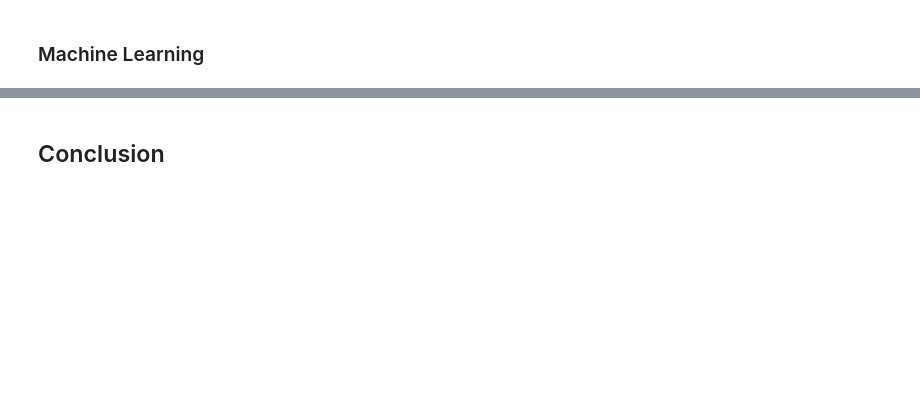
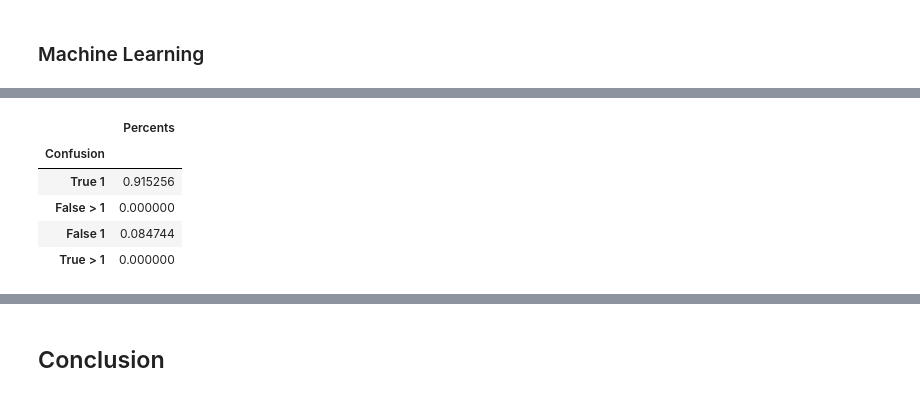
Before and after one commit to susanwen4no/susanwen4no.github.io, a Jupyter notebook: cmsc320/tutorial.ipynb, the cells around one changed output, grey strips where cells are left out. Drawn from its saved outputs; the diff is of its cells as text; code cells hidden in the pictures; blank space fills up the shorter version.

```diff
--- a/cmsc320/tutorial.ipynb
+++ b/cmsc320/tutorial.ipynb
@@ -622,0 +869,9 @@ from sklearn.metrics import accuracy_score, classification_report, confusion_mat
+# %%
+# Split the dataframe into training and testing data
+# with sklearn built in function
+
+X = df4.drop(columns=['n_guns_involved'])
+Y = df4['n_guns_involved']
+
+# We set a random_state for ease of reproducibility
+X_train, X_test, Y_train, Y_test = train_test_split(X, Y, train_size=0.7, random_state=2)
@@ -622,0 +882,11 @@ from sklearn.metrics import accuracy_score, classification_report, confusion_mat
+# %%
+# Identify hyperparameters and use GridSearchCV to find a best version
+# We set a random state for reproducibility
+
+params = {
+    'max_depth': list(range(2, 20)),
+         }
+tree = GridSearchCV(DTC(random_state=1), params, verbose=1, cv=3)
+
+# Fit the model to the training data
+tree.fit(X_train, Y_train)
@@ -622,0 +926,17 @@ from sklearn.metrics import accuracy_score, classification_report, confusion_mat
+# %%
+# Identify false/true positive/negative rate of model on testing data
+# and normalize to percentages.
+# In this dataset and model, negatives are the 1 gun case
+tn, fp, fn, tp = confusion_matrix(Y_test, tree.predict(X_test), normalize='all').ravel()
+
+# Make a dataframe for easier viewing
+pd.DataFrame(
+    {'Confusion': ["True 1", "False > 1", "False 1", "True > 1"], 'Percents': [tn, fp, fn, tp]}
+).set_index('Confusion')
+# %% [output]
+|  | Percents |
+| Confusion |  |
+| True 1 | 0.915256 |
+| False > 1 | 0.000000 |
+| False 1 | 0.084744 |
+| True > 1 | 0.000000 |
```
Also changed, not shown: parts of 44 cells of this notebook, 1 other file.
